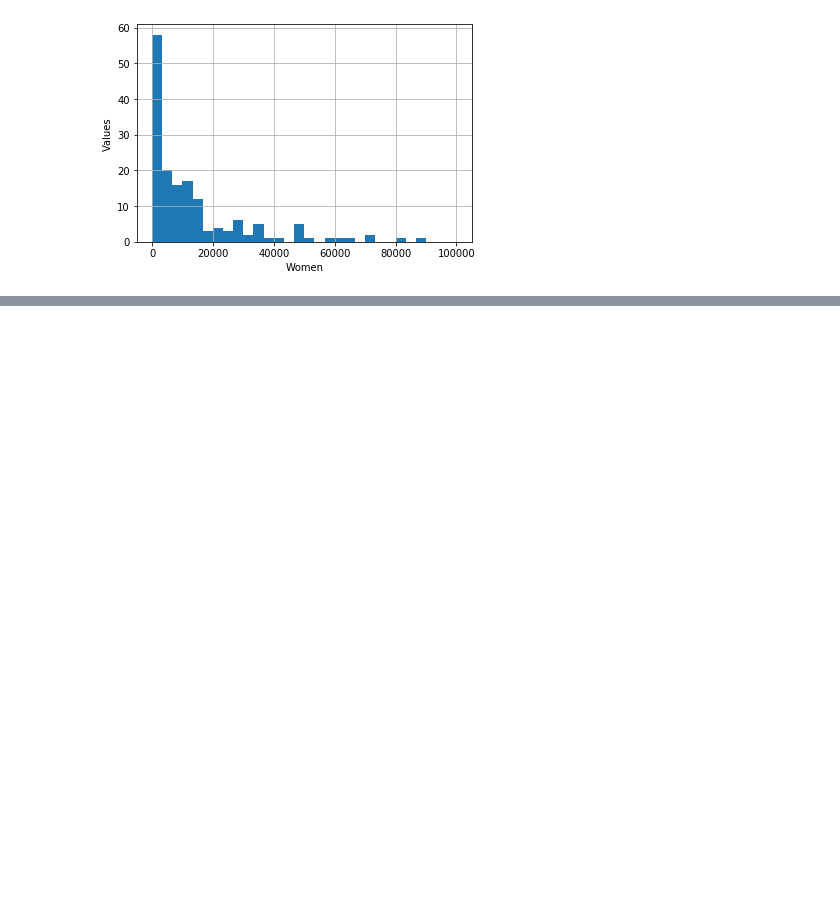
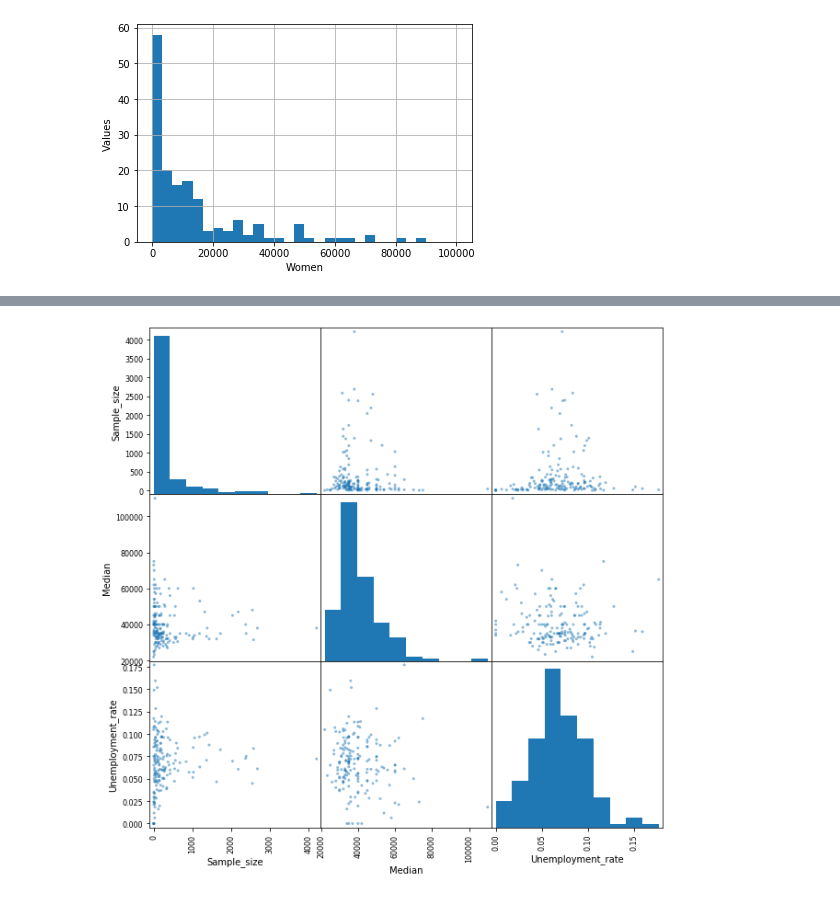
Before and after one commit to Eugenius1337/visualizing_earnings_based_on_college_majors, a Jupyter notebook: Visualizing Earnings Based On College Majors.ipynb, the cells around one changed output, grey strips where cells are left out. Saved outputs shown, nothing was run; the diff lists cells and outputs as text; code cells hidden in the pictures; blank space fills up the shorter version.

```diff
--- a/Visualizing Earnings Based On College Majors.ipynb
+++ b/Visualizing Earnings Based On College Majors.ipynb
@@ -200,0 +219,4 @@ Text(0, 0.5, 'Values')
+# %%
+scatter = scatter_matrix(recent_grads[['Sample_size', 'Median', 'Unemployment_rate']], figsize = (10, 10))
+# %% [output]
+[figure, added]
```
Also changed, not shown: parts of 5 cells of this notebook.
